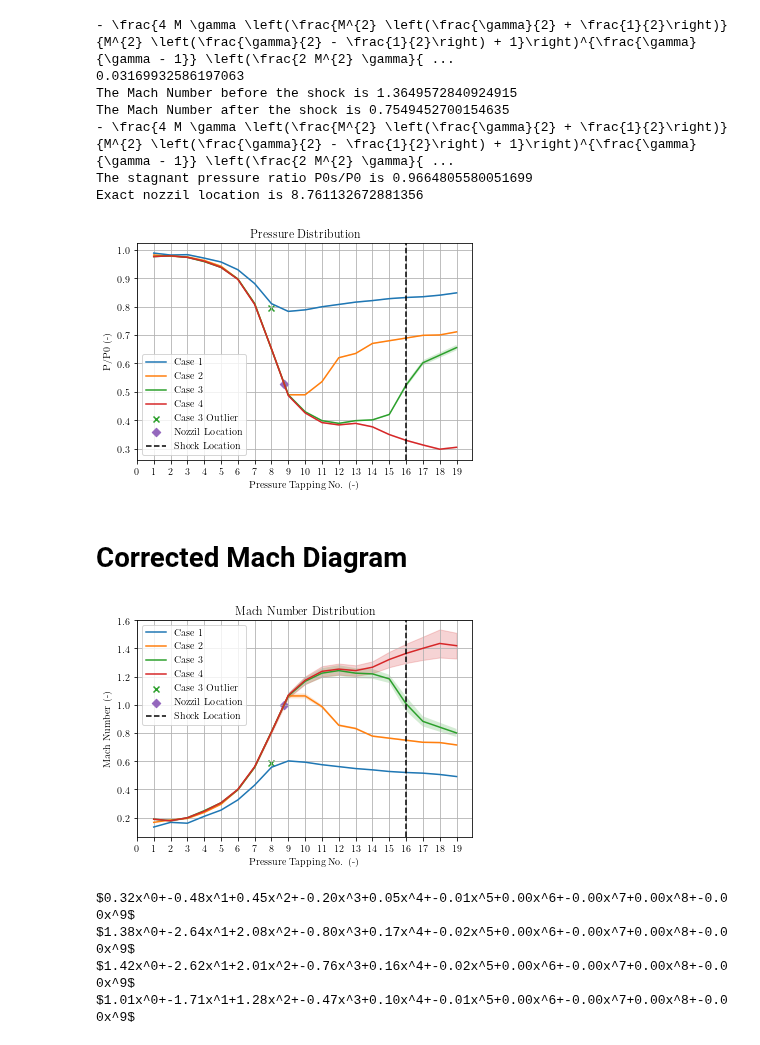
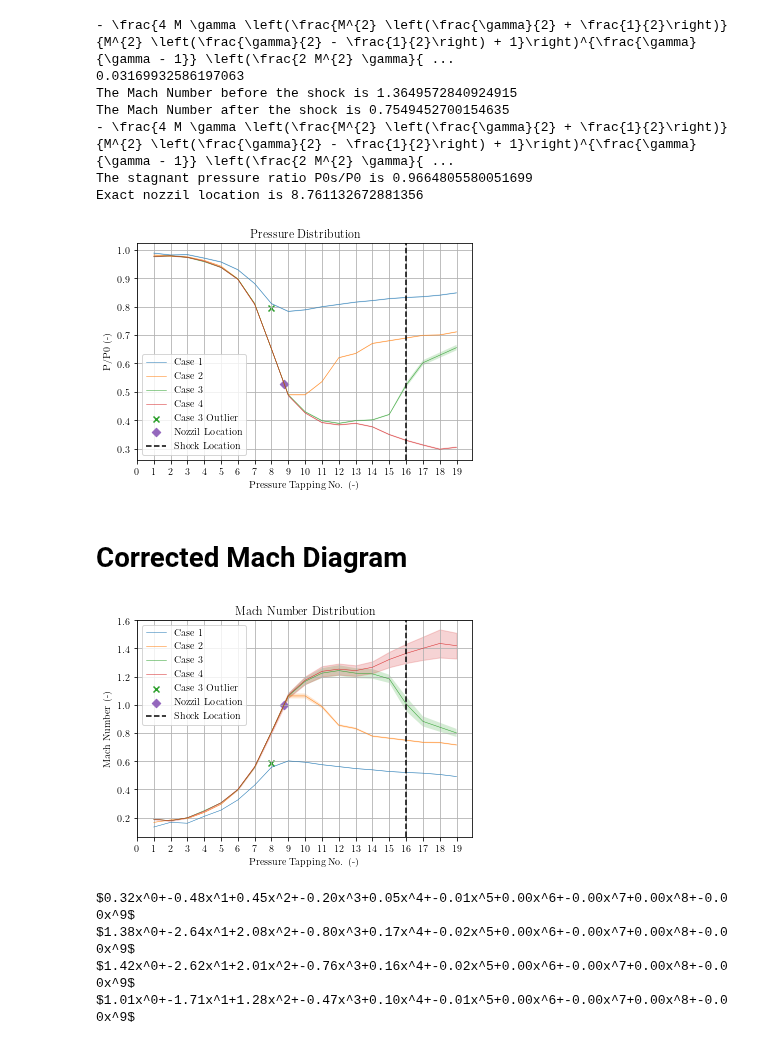
Before and after one commit to lpender3672/MEng-CW, a Jupyter notebook: IIA/3A3/Supersonic_Nozzle/analysis.ipynb, the cells around one changed output. Drawn from its saved outputs; the diff is of its cells as text; code cells hidden in the pictures.

```diff
--- a/IIA/3A3/Supersonic_Nozzle/analysis.ipynb
+++ b/IIA/3A3/Supersonic_Nozzle/analysis.ipynb
@@ -238,32 +238,32 @@ Exact nozzil location is 8.761132672881356
 # %%
 
 fig,ax = plt.subplots()
-ax.plot(C1[:,0], C1_rp, label='Case 1')
+ax.plot(C1[:,0], C1_rp, label='Case 1', linewidth = 0.5)
 ax.fill_between(C1[:,0], C1_rp * (1 - C1_u_rp), C1_rp * (1 + C1_u_rp), alpha=0.2)
-ax.plot(C2[:,0], C2_rp, label='Case 2')
+ax.plot(C2[:,0], C2_rp, label='Case 2', linewidth = 0.5)
 ax.fill_between(C2[:,0], C2_rp * (1 - C2_u_rp), C2_rp * (1 + C2_u_rp), alpha=0.2)
 #ax.plot(C3[:,0], C3_rp, label='Case 3')
-ax.plot(C3[:,0], C3_rp_corrected, label='Case 3')
+ax.plot(C3[:,0], C3_rp_corrected, label='Case 3', linewidth = 0.5)
 ax.fill_between(C3[:,0], C3_rp_corrected * (1 - C3_u_rp_corrected), C3_rp_corrected * (1 + C3_u_rp_corrected), alpha=0.2)
-ax.plot(C4[:,0], C4_rp, label='Case 4')
+ax.plot(C4[:,0], C4_rp, label='Case 4', linewidth=0.5)
 ax.fill_between(C4[:,0], C4_rp * (1 - C4_u_rp), C4_rp * (1 + C4_u_rp), alpha=0.2)
 
 ax.scatter(C3[7,0], C3_rp[7], label='Case 3 Outlier', color='C2', marker='x')
 ax.scatter(exact_nozzil_location, 0.5283, label='Nozzil Location', marker='D', c='C4')
 ax.axvline(C3_SHOCK_LOCATION + 1, label='Shock Location', c='black', linestyle='--')
 
 plt.xticks(np.arange(0, 20, 1))
 
 plt.xlabel('Pressure Tapping No. (-)')
 plt.ylabel('P/P0 (-)')
 plt.title('Pressure Distribution')
 plt.grid()
 plt.legend()
 
 plt.savefig('pressure_ratio_distribution_corrected.png', dpi=300)
 plt.show()
 # %% [output]
-[figure, old version]
+[figure, new version]
 # %% [markdown]
 # Corrected Mach Diagram
 # %%
@@ -272,14 +272,14 @@ C3_M_corrected = calc_M(C3_rp_corrected)
 C3_u_M_corrected = calc_u_M(C3_rp_corrected, C3_u_rp_corrected)
 
 fig,ax = plt.subplots()
-ax.plot(C1[:,0], C1_M, label='Case 1')
+ax.plot(C1[:,0], C1_M, label='Case 1', linewidth = 0.5)
 ax.fill_between(C1[:,0], C1_M * (1 - C1_u_M), C1_M * (1 + C1_u_M), alpha=0.2)
-ax.plot(C2[:,0], C2_M, label='Case 2')
+ax.plot(C2[:,0], C2_M, label='Case 2', linewidth = 0.5)
 ax.fill_between(C2[:,0], C2_M * (1 - C2_u_M), C2_M * (1 + C2_u_M), alpha=0.2)
 #ax.plot(C3[:,0], C3_M, label='Case 3')
-ax.plot(C3[:,0], C3_M_corrected, label='Case 3')
+ax.plot(C3[:,0], C3_M_corrected, label='Case 3', linewidth = 0.5)
 ax.fill_between(C3[:,0], C3_M_corrected * (1 - C3_u_M_corrected), C3_M_corrected * (1 + C3_u_M_corrected), alpha=0.2)
-ax.plot(C4[:,0], C4_M, label='Case 4')
+ax.plot(C4[:,0], C4_M, label='Case 4', linewidth = 0.5)
 ax.fill_between(C4[:,0], C4_M * (1 - C4_u_M), C4_M * (1 + C4_u_M), alpha=0.2, color='C3')
 
 
@@ -298,7 +298,7 @@ plt.grid()
 plt.savefig('mach_number_distribution_corrected.png', dpi=300)
 plt.show()
 # %% [output]
-[figure, old version]
+[figure, new version]
 # %%
 
 def plot_polyfit(ax, x, y, max_deg, label):
```
Also changed, not shown: parts of 2 cells of this notebook, 7 other files.
